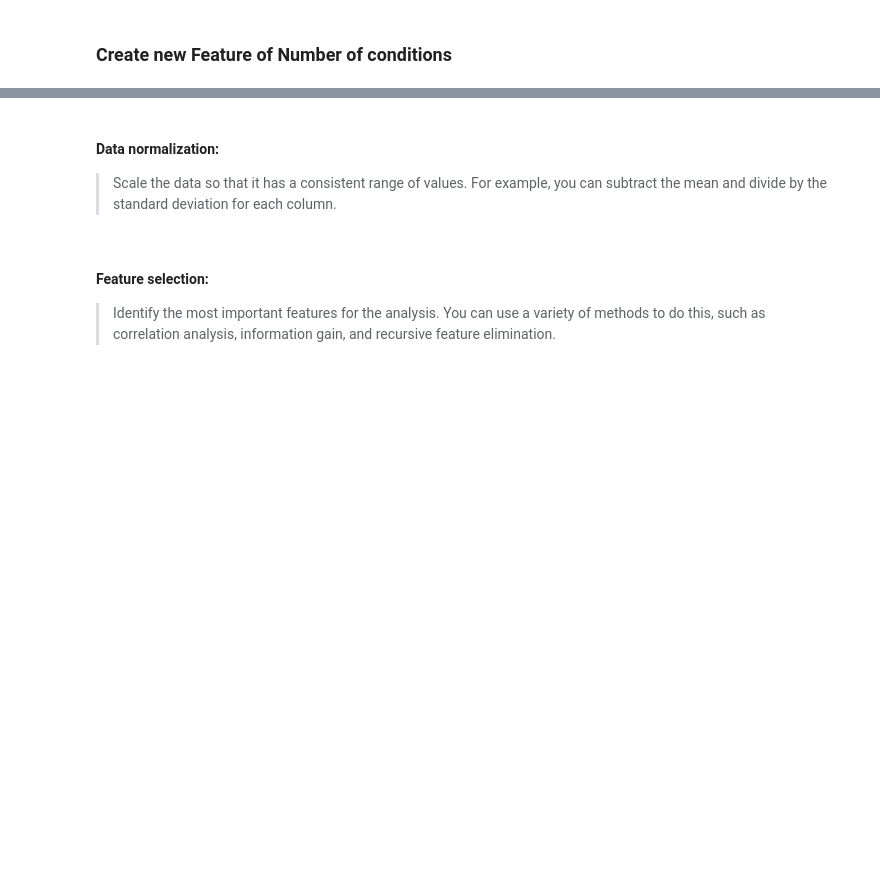
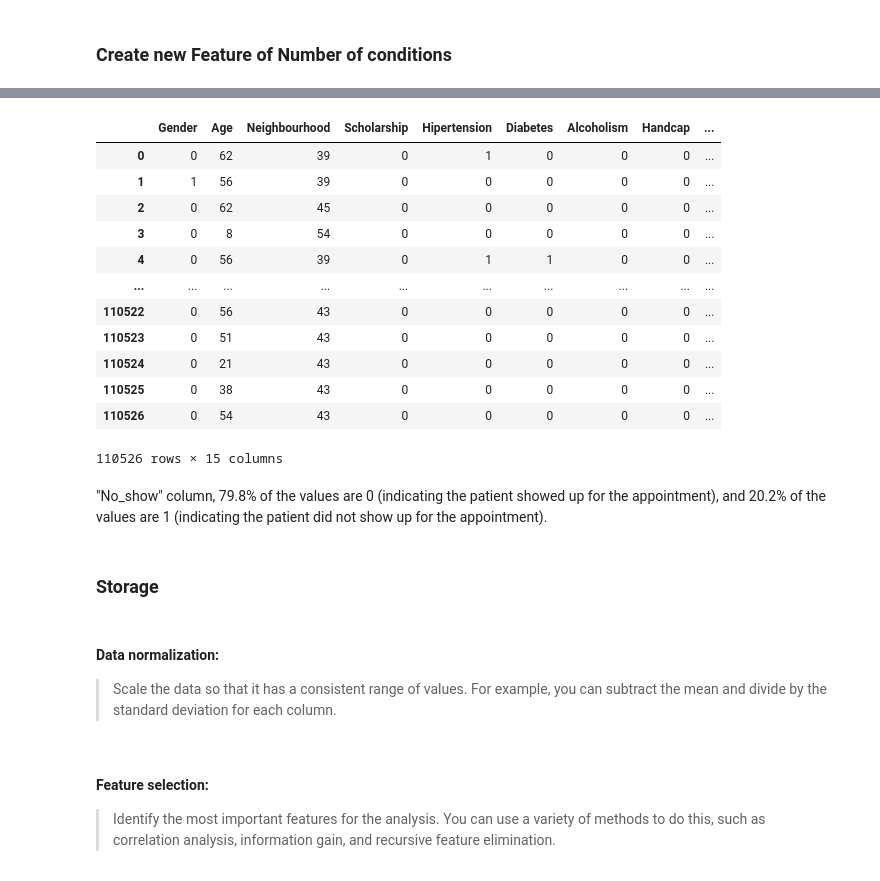
Before and after one commit to philipobiorah/no_show_appointments, a Jupyter notebook: No_show_appointments.ipynb, the cells around one changed output, grey strips where cells are left out. Drawn from its saved outputs; the diff is of its cells as text; code cells hidden in the pictures; blank space fills up the shorter version.

Commit message:
data modelling

```diff
--- a/No_show_appointments.ipynb
+++ b/No_show_appointments.ipynb
@@ -606,0 +606,13 @@ dtype: object
+# %%
+# Feature engineering
+# Create a new feature called "AgeGroup" by grouping the age into three categories:
+# 1. Young (18-35)
+# 2. Middle-aged (36-65)
+# 3. Old (66+)
+
+
+
+df_clean['AgeGroup'] = pd.cut(df_clean['Age'], bins=[18, 35, 65, np.inf], labels=['Young', 'Middle-aged', 'Old'])
+# %%
+df_clean['AgeGroup'] = label_encoder.fit_transform(df_clean['AgeGroup'])
+df_clean
@@ -606,0 +633,28 @@ dtype: object
+# %%
+##drop columns that would not be needed ['PatientId', 'AppointmentID',  'ScheduledDay','AppointmentDay', 'Neighbourhood', ]
+# Drop irrelevant columns if needed
+df_clean= df_clean.drop(['PatientId', 'AppointmentID', 'ScheduledDay', 'AppointmentDay'], axis=1)
+# %%
+
+no_show_col = df_clean.pop('No_show')  # Remove "No_show" column and store it in a variable
+df_clean['No_show'] = no_show_col      # Add "No_show" column at the end of the DataFrame
+# %%
+df_clean
+# %% [output]
+|  | Gender | Age | Neighbourhood | Scholarship | Hipertension | Diabetes | Alcoholism | Handcap | ... |
+| 0 | 0 | 62 | 39 | 0 | 1 | 0 | 0 | 0 | ... |
+| 1 | 1 | 56 | 39 | 0 | 0 | 0 | 0 | 0 | ... |
+| 2 | 0 | 62 | 45 | 0 | 0 | 0 | 0 | 0 | ... |
+| 3 | 0 | 8 | 54 | 0 | 0 | 0 | 0 | 0 | ... |
+| 4 | 0 | 56 | 39 | 0 | 1 | 1 | 0 | 0 | ... |
+| ... | ... | ... | ... | ... | ... | ... | ... | ... | ... |
+| 110522 | 0 | 56 | 43 | 0 | 0 | 0 | 0 | 0 | ... |
+| 110523 | 0 | 51 | 43 | 0 | 0 | 0 | 0 | 0 | ... |
+| 110524 | 0 | 21 | 43 | 0 | 0 | 0 | 0 | 0 | ... |
+| 110525 | 0 | 38 | 43 | 0 | 0 | 0 | 0 | 0 | ... |
+| 110526 | 0 | 54 | 43 | 0 | 0 | 0 | 0 | 0 | ... |
+110526 rows × 15 columns
+# %% [markdown]
+"No_show" column, 79.8% of the values are 0 (indicating the patient showed up for the appointment), and 20.2% of the values are 1 (indicating the patient did not show up for the appointment).
+# %% [markdown]
+### Storage
```
Also changed, not shown: parts of 17 cells of this notebook, 1 other file.
